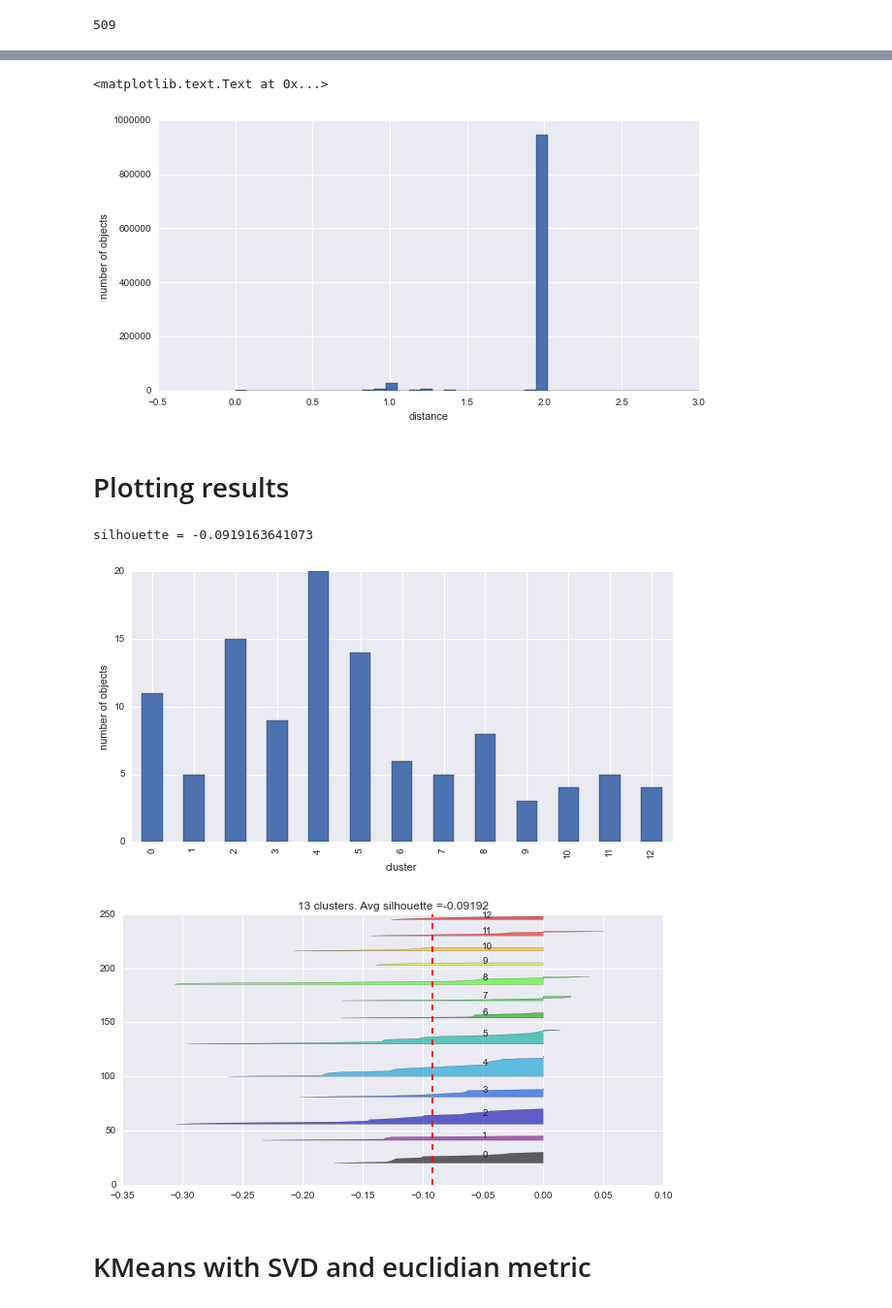
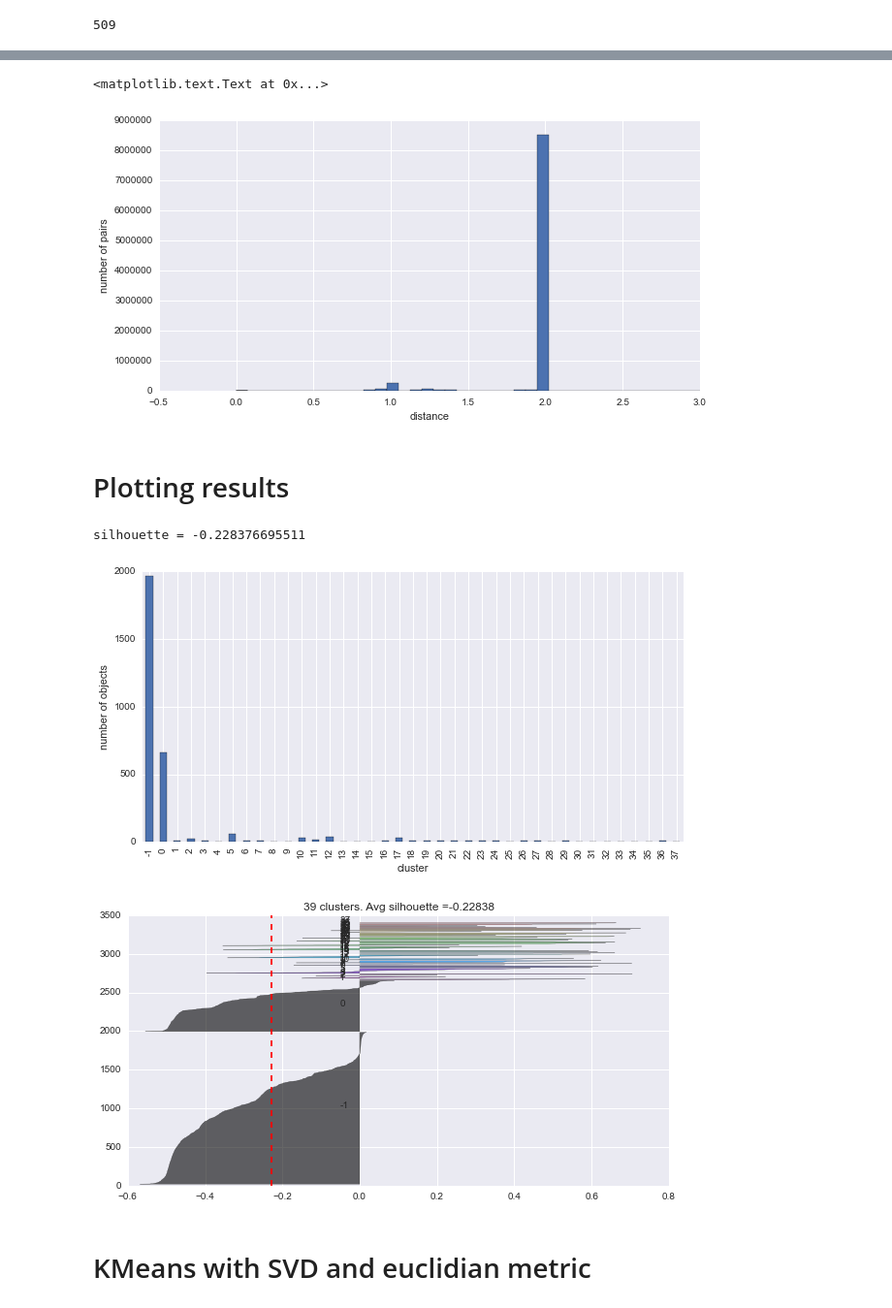
Before and after one commit to shayakhmetov/rank_corr_clustering, a Jupyter notebook: main.ipynb, the cells around one changed output, grey strips where cells are left out. Shown at 97% size. Saved outputs shown, nothing was run; the diff lists cells and outputs as text; code cells hidden in the pictures.

```diff
--- a/main.ipynb
+++ b/main.ipynb
@@ -138,10 +141,10 @@ print(distance_matrix_filename, 'created')
 # %%
 n, bins, patches = pl.hist(np.ravel(distance_matrix), bins=40)
 pl.xlabel('distance')
-pl.ylabel('number of objects')
+pl.ylabel('number of pairs')
 # %% [output]
 <matplotlib.text.Text at 0x...>
-[figure, old version]
+[figure, new version]
 # %% [markdown]
 # Plotting results
 # %%
@@ -161,20 +164,20 @@ def plot_silhouettes(silhouette_values, labels):
         y_lower = y_upper + 10
     pl.axvline(x=silhouette_values.mean(), color="red", linestyle="--")
 # %%
-remove_noise = True
-clustering = DBSCAN(metric='precomputed', eps=0.7, min_samples=4)
+remove_noise = False
+clustering = DBSCAN(metric='precomputed', eps=0.8, min_samples=4)
 labels = clustering.fit_predict(distance_matrix)
 if remove_noise:
     labels = labels[labels >= 0]
 pd.Series(labels).value_counts().sort_index().plot(kind='bar')
 pl.xlabel('cluster')
 pl.ylabel('number of objects')
 silhouette_values = sklearn.metrics.silhouette_samples(distance_matrix, labels, metric='precomputed')
 print('silhouette =', silhouette_values.mean())
 plot_silhouettes(silhouette_values, labels)
 # %% [output]
-silhouette = -0.0919163641073
+silhouette = -0.228376695511
-[figure, old version]
+[figure, new version]
-[figure, old version]
+[figure, new version]
 # %% [markdown]
 # KMeans with SVD and euclidian metric
```
Also changed, not shown: parts of 10 cells of this notebook.
